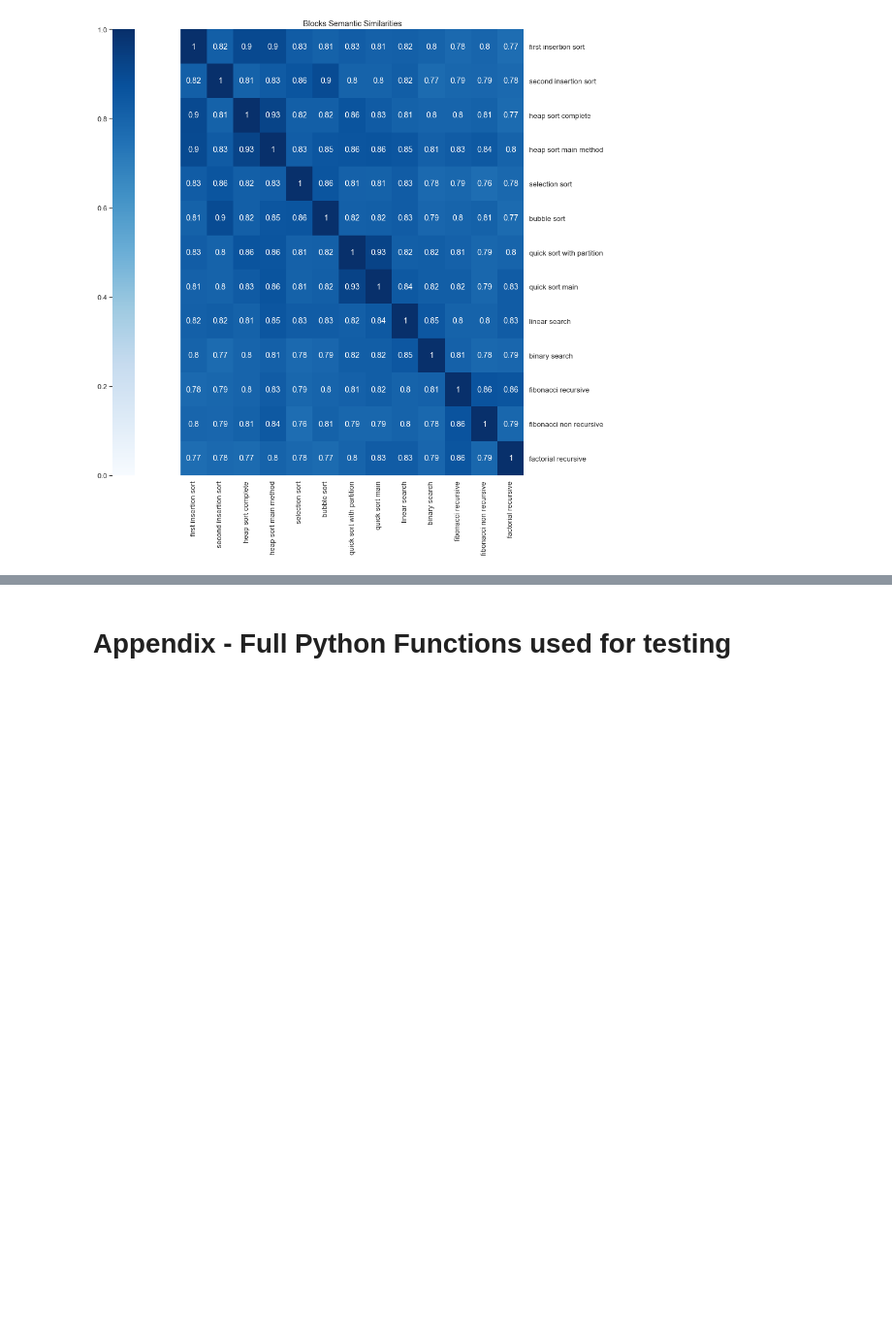
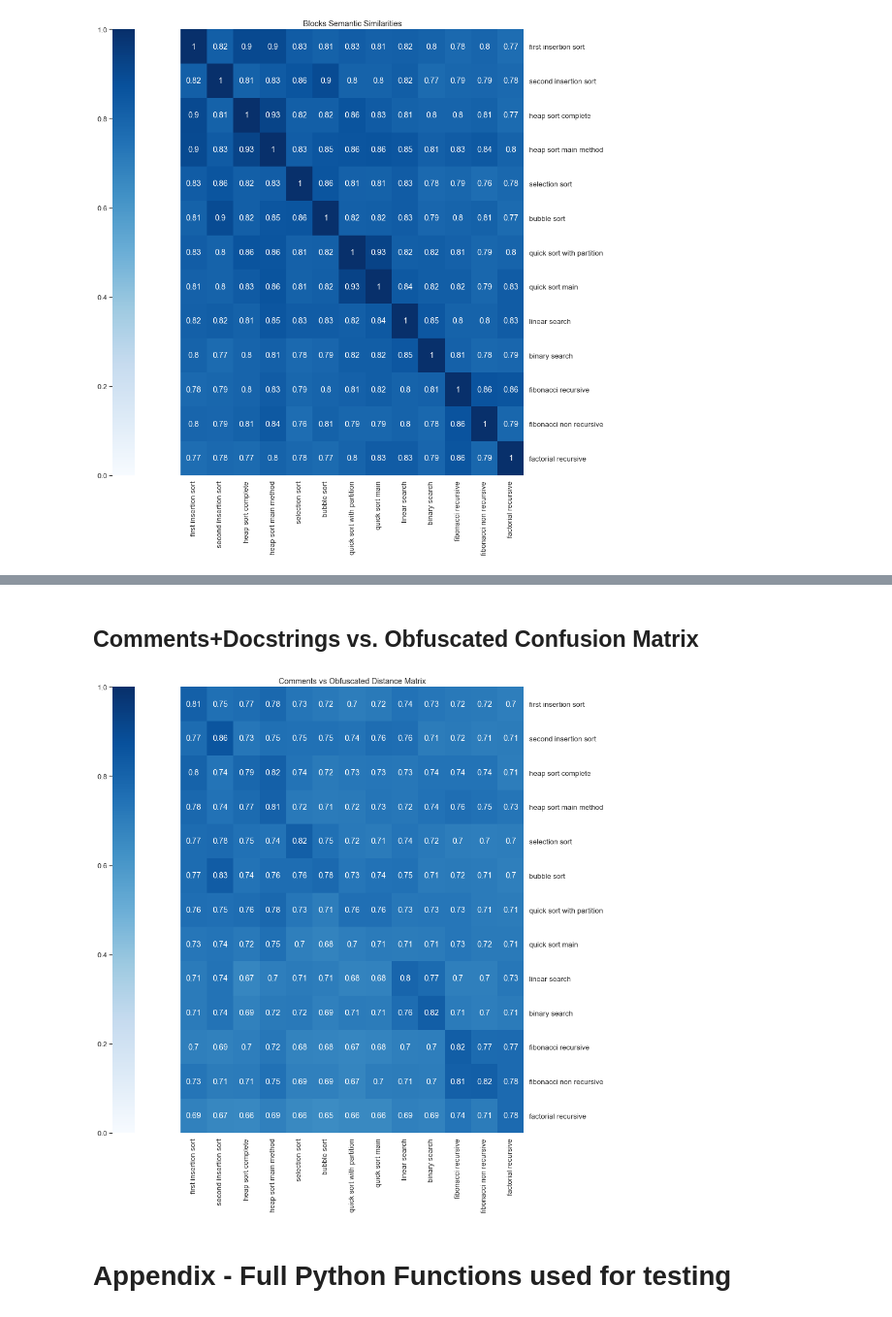
Before and after one commit to JacopoMangiavacchi/Codex_Embedding_Test, a Jupyter notebook: Code_Embedding_Validation.ipynb, the cells around one changed output, grey strips where cells are left out. Shown at 97% size. Drawn from its saved outputs; the diff is of its cells as text; code cells hidden in the pictures; blank space fills up the shorter version.

```diff
--- a/Code_Embedding_Validation.ipynb
+++ b/Code_Embedding_Validation.ipynb
@@ -861,3 +869,11 @@ Mean: 0.6620261151164617 Std: 0.026255677329953396 Variance: 0.00068936059205462
+# %% [markdown]
+## Comments+Docstrings vs. Obfuscated Confusion Matrix
+# %%
+# codeblocks_with_comments_embeddings = get_all_embeddings(functions_with_comments.values(), 'code-search-babbage-code-001-msft')
+codeblocks_obfuscated_embeddings = get_all_embeddings(functions_obfuscated.values(), 'code-search-babbage-code-001-msft')
+plot_distance_matrix(codeblocks_with_comments_embeddings, codeblocks_obfuscated_embeddings, list(functions_with_comments.keys()), list(functions_obfuscated.keys()), title='Comments vs Obfuscated Distance Matrix')
+# %% [output]
+[figure, added]
 # %% [markdown]
 # Appendix - Full Python Functions used for testing
 # %%
```
Also changed, not shown: parts of 3 cells of this notebook.
